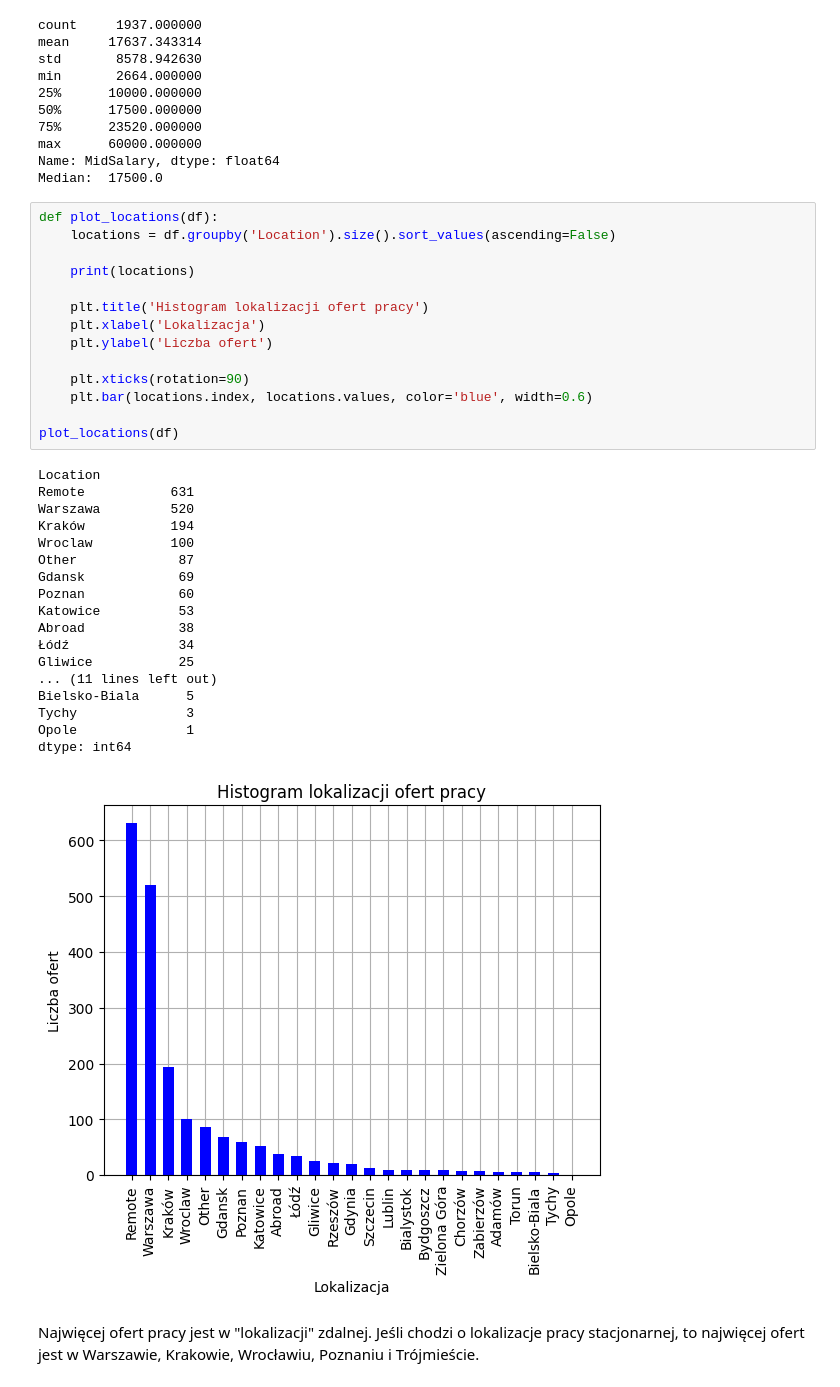
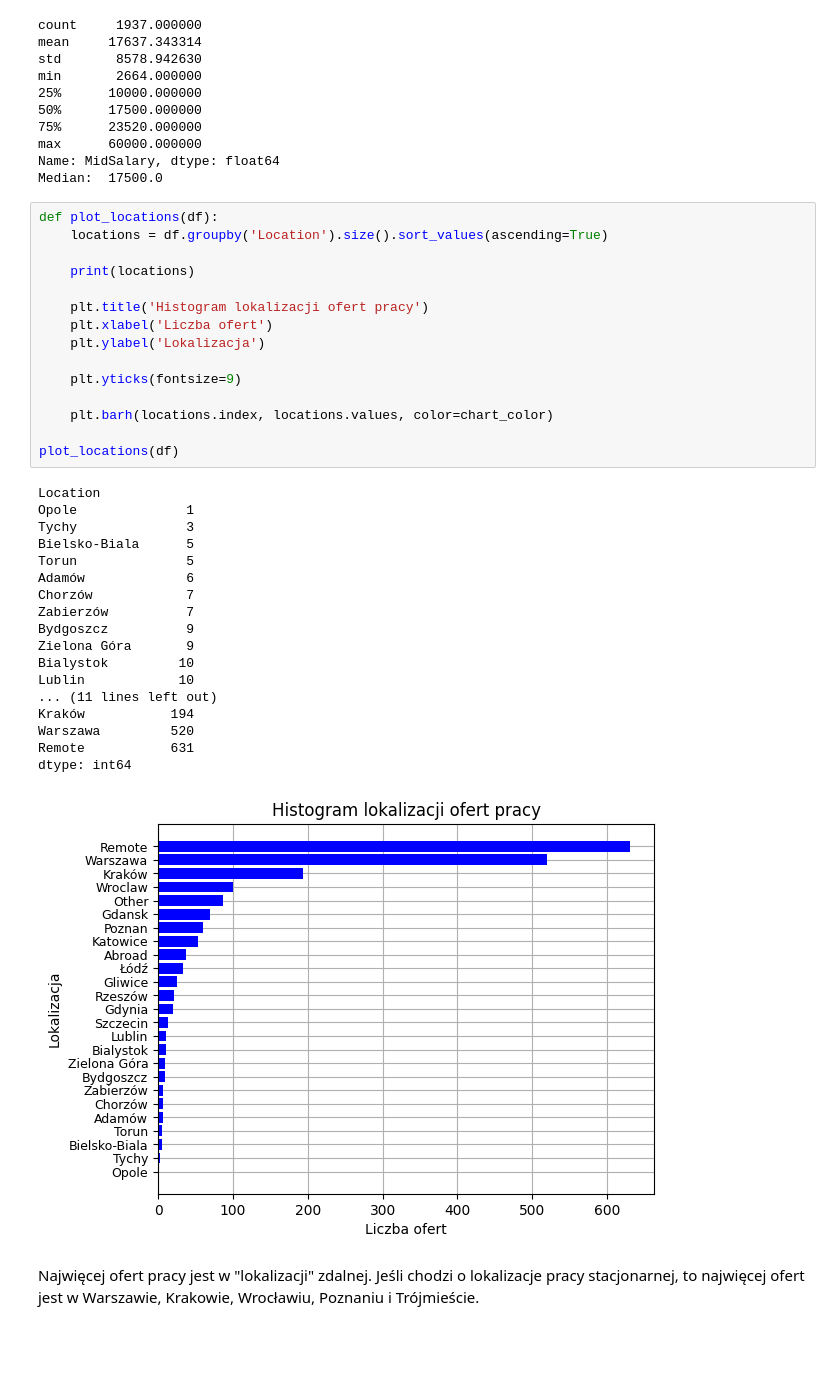
Before and after one commit to protectedvoid21/StudiaRepo, a Jupyter notebook: Semestr 4/Metody Systemowe i Decyzyjne/Laboratorium/Projekt/projekt.ipynb, the cells around one changed output. Cells and saved outputs as stored; diff of their text form; blank space fills up the shorter version.

```diff
--- a/Semestr 4/Metody Systemowe i Decyzyjne/Laboratorium/Projekt/projekt.ipynb
+++ b/Semestr 4/Metody Systemowe i Decyzyjne/Laboratorium/Projekt/projekt.ipynb
@@ -122,37 +122,38 @@ Name: MidSalary, dtype: float64
 Median:  17500.0
 # %%
 def plot_locations(df):
-    locations = df.groupby('Location').size().sort_values(ascending=False)
+    locations = df.groupby('Location').size().sort_values(ascending=True)
 
     print(locations)
 
     plt.title('Histogram lokalizacji ofert pracy')
-    plt.xlabel('Lokalizacja')
-    plt.ylabel('Liczba ofert')
+    plt.xlabel('Liczba ofert')
+    plt.ylabel('Lokalizacja')
 
-    plt.xticks(rotation=90)
-    plt.bar(locations.index, locations.values, color='blue', width=0.6)
+    plt.yticks(fontsize=9)
+
+    plt.barh(locations.index, locations.values, color=chart_color)
 
 plot_locations(df)
 # %% [output]
 Location
+Opole              1
+Tychy              3
+Bielsko-Biala      5
+Torun              5
+Adamów             6
+Chorzów            7
+Zabierzów          7
+Bydgoszcz          9
+Zielona Góra       9
+Bialystok         10
+Lublin            10
+... (11 lines left out)
+Kraków           194
+Warszawa         520
 Remote           631
-Warszawa         520
-Kraków           194
-Wroclaw          100
-Other             87
-Gdansk            69
-Poznan            60
-Katowice          53
-Abroad            38
-Łódź              34
-Gliwice           25
-... (11 lines left out)
-Bielsko-Biala      5
-Tychy              3
-Opole              1
 dtype: int64
-[figure, old version]
+[figure, new version]
 # %% [markdown]
 Najwięcej ofert pracy jest w "lokalizacji" zdalnej.
 Jeśli chodzi o lokalizacje pracy stacjonarnej, to najwięcej ofert jest w Warszawie, Krakowie, Wrocławiu, Poznaniu i Trójmieście.
```
Also changed, not shown: parts of 9 cells of this notebook, 23 other files.
